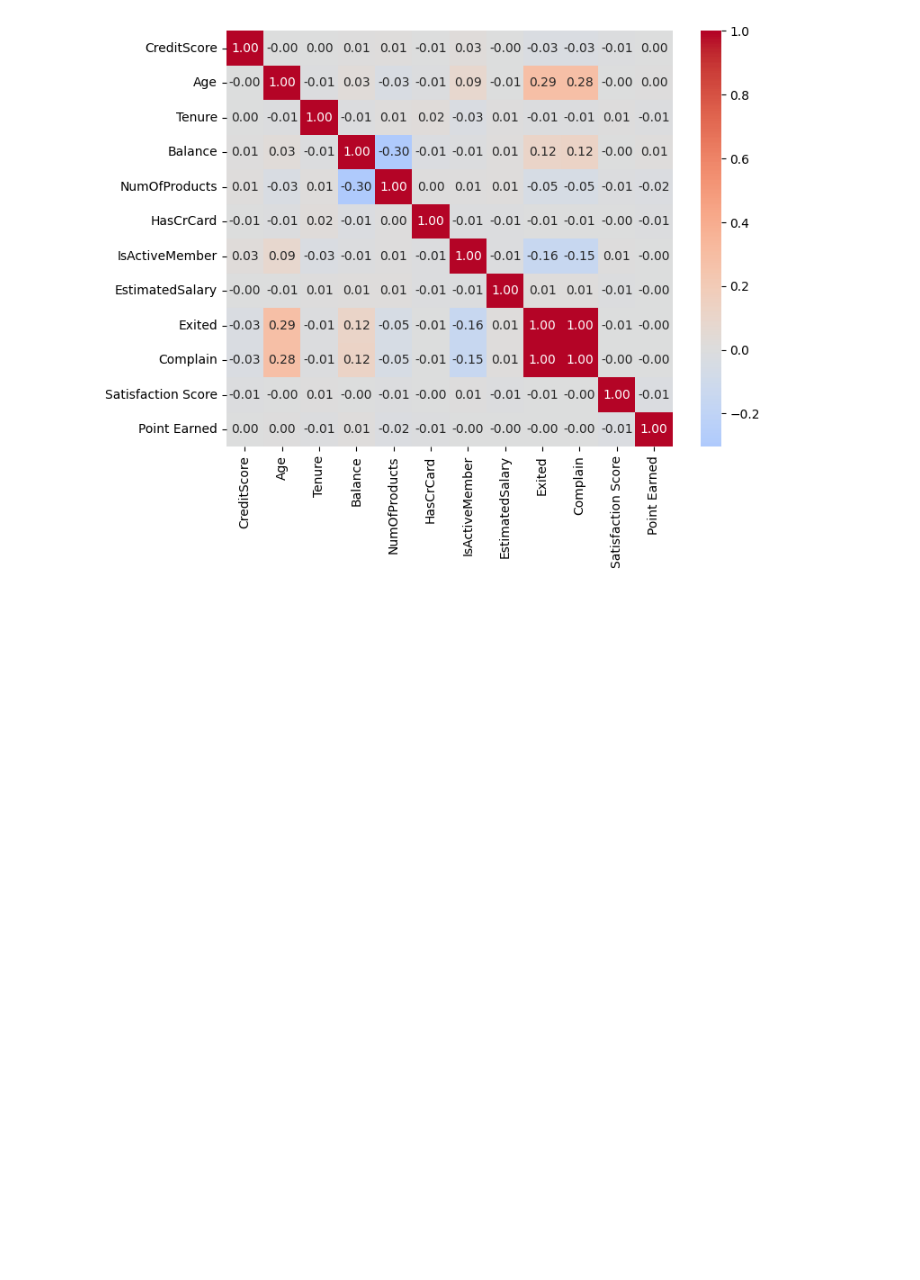
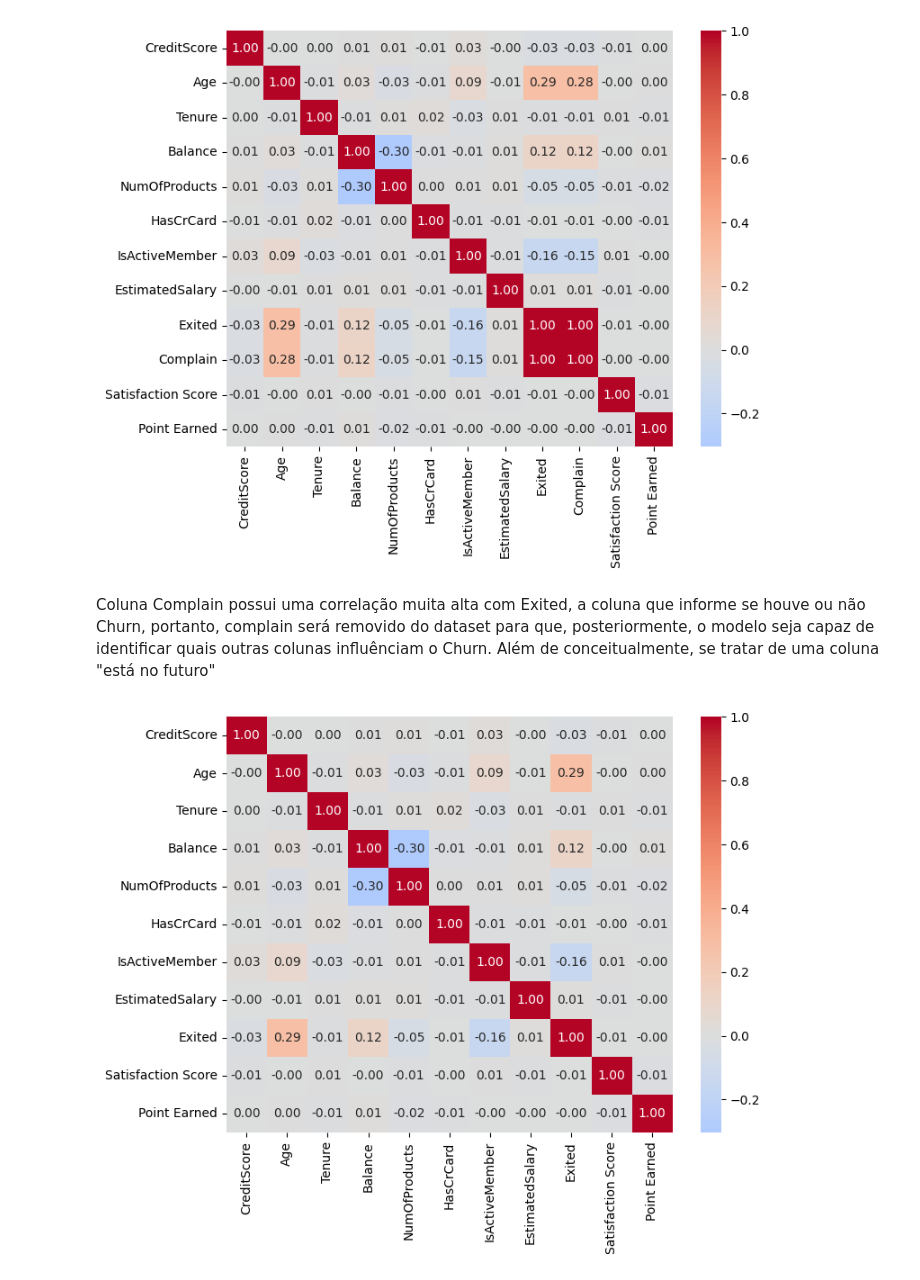
Before and after one commit to OsanaThiago/EDA-Churn-Predict, a Jupyter notebook: notebooks/eda.ipynb, the cells around one changed output. Cells and saved outputs as stored; diff of their text form; code cells hidden in the pictures; blank space fills up the shorter version.

```diff
--- a/notebooks/eda.ipynb
+++ b/notebooks/eda.ipynb
@@ -67,5 +78,15 @@ sns.heatmap(data=df.corr(numeric_only=True),cmap='coolwarm',center=0,annot=True,
 plt.show()
 # %% [output]
 [figure]
+# %% [markdown]
+Coluna Complain possui uma correlação muita alta com Exited, a coluna que informe se houve ou não Churn,
+portanto, complain será removido do dataset para que, posteriormente, o modelo seja capaz de identificar quais outras colunas influênciam o Churn.
+Além de conceitualmente, se tratar de uma coluna "está no futuro"
 # %%
 df = df.drop(columns='Complain')
+# %%
+plt.figure(figsize=(8,6))
+sns.heatmap(data=df.corr(numeric_only=True), cmap='coolwarm', center=0, annot=True, fmt='.2f')
+plt.show()
+# %% [output]
+[figure, added]
```
Also changed, not shown: parts of 19 cells of this notebook, 6 other files.
